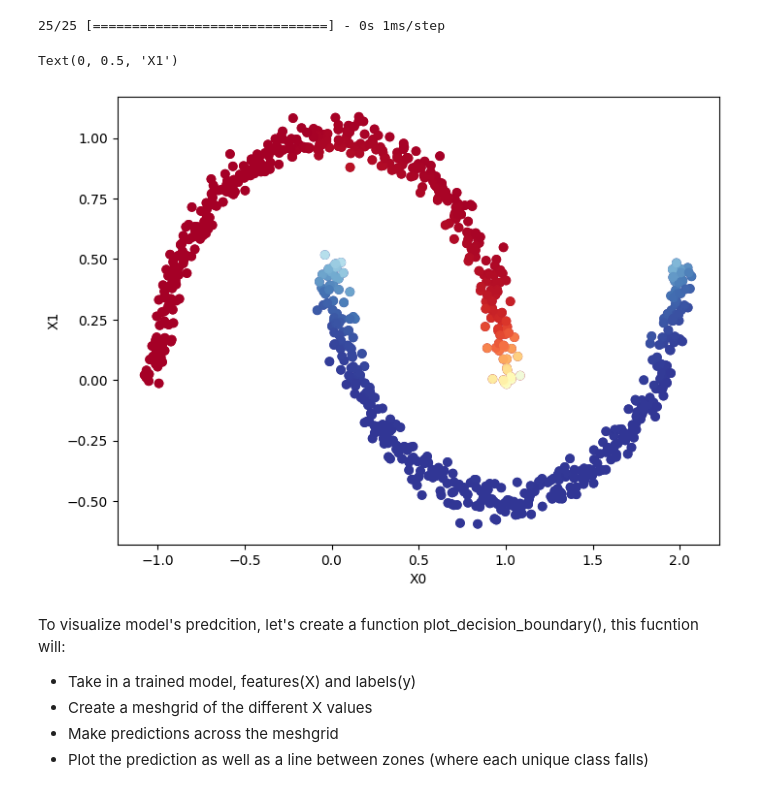
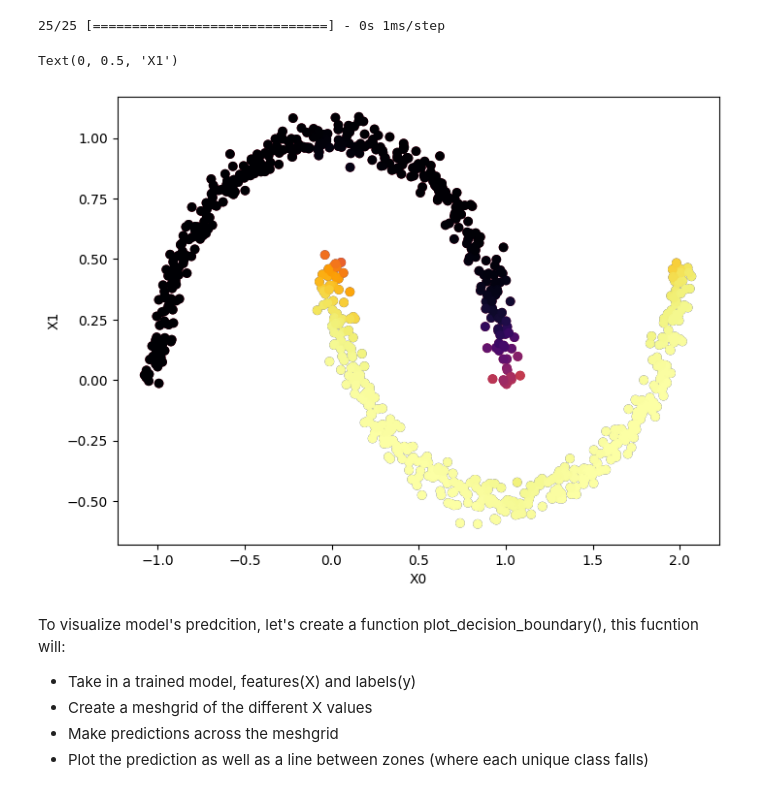
Before and after one commit to kishan5111/Deep_Learning_Vault, a Jupyter notebook: notebooks/tensorflow_course/05_practice_classification.ipynb, the cells around one changed output. Saved outputs shown, nothing was run; the diff lists cells and outputs as text; code cells hidden in the pictures.

Commit message:
corrected plotting function

```diff
--- a/notebooks/tensorflow_course/05_practice_classification.ipynb
+++ b/notebooks/tensorflow_course/05_practice_classification.ipynb
@@ -185,5 +161,5 @@ model1.compile(
 )
 
 # fit the model
-model1.fit(X[:720], y[:720] , epochs=84)
+model1.fit(X[:720], y[:720] , epochs=80, verbose=0)
 # %% [output]
@@ -219,13 +178,13 @@ prediction = model1.predict(X)
 # %%
 # plot predcition
 fig, ax = plt.subplots(figsize=(8, 6))
 ax.scatter(X[:, 0], X[:, 1], c=y, cmap= plt.cm.RdYlBu)
-ax.scatter(X[:, 0], X[:,1], c=prediction, cmap=plt.cm.RdYlBu)
+ax.scatter(X[:, 0], X[:,1], c=prediction, cmap=plt.cm.inferno)
 ax.set_xlabel("X0")
 ax.set_ylabel("X1")
 # %% [output]
 Text(0, 0.5, 'X1')
-[figure, old version]
+[figure, new version]
 # %% [markdown]
 To visualize model's predcition, let's create a function plot_decision_boundary(), this fucntion will:
 * Take in a trained model, features(X) and labels(y)
```
Also changed, not shown: parts of 38 cells of this notebook.
